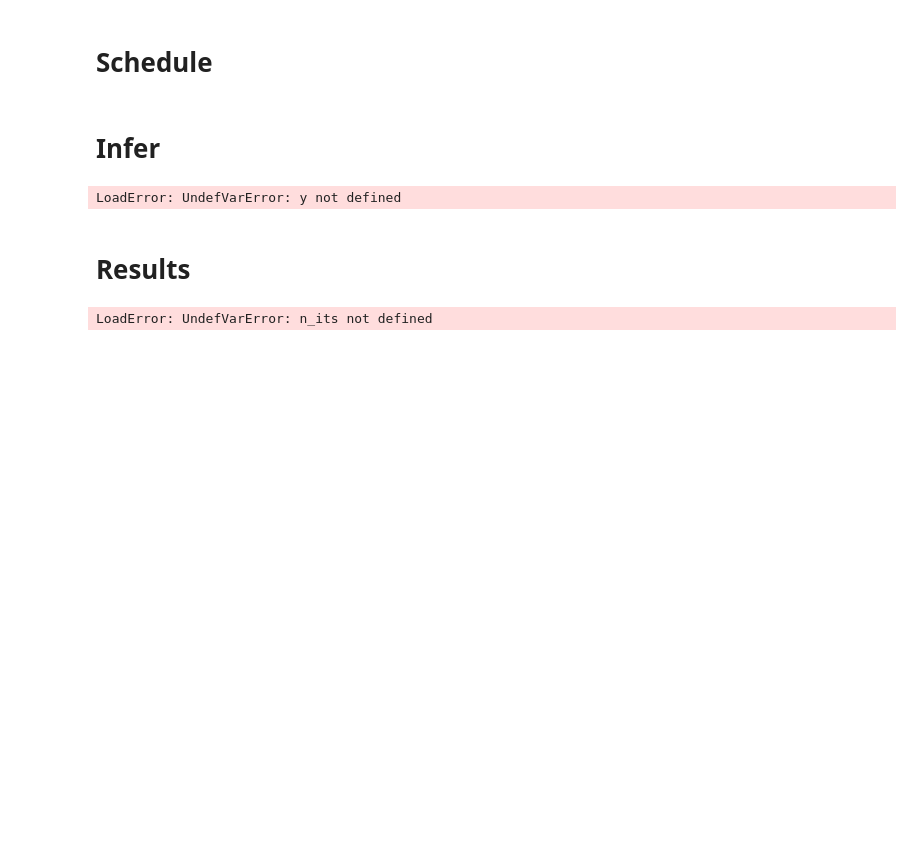
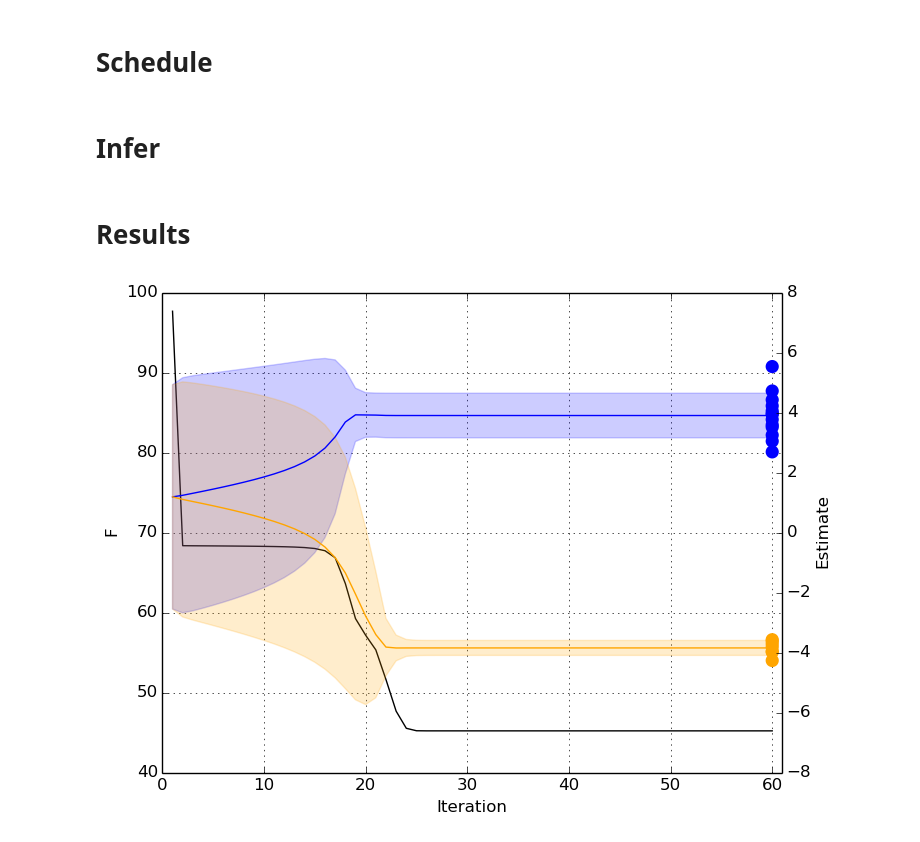
Before and after one commit to biaslab/ForneyLab.jl, a Jupyter notebook: demo/4_variational_estimation_gaussian_mixture.ipynb, the cells around one changed output. Drawn from its saved outputs; the diff is of its cells as text; code cells hidden in the pictures; blank space fills up the shorter version.

```diff
--- a/demo/4_variational_estimation_gaussian_mixture.ipynb
+++ b/demo/4_variational_estimation_gaussian_mixture.ipynb
@@ -1,18 +36,19 @@
 # %%
 # Generate toy dataset
 srand(238)
+n = 20
 
-y = Vector{Float64}(n)
-m_1_true = 4.0
-w_1_true = 2.0
-m_2_true = -4.0
-w_2_true = 2.0
+y_data = Vector{Float64}(n)
+m_1_data = 4.0
+w_1_data = 2.0
+m_2_data = -4.0
+w_2_data = 2.0
 
-z_true = rand(n)
+z_data = rand(n)
 for i = 1:n
-    if z_true[i] > 0.5
-        y[i] = sqrt(1/w_1_true)*randn() + m_1_true
+    if z_data[i] < 0.5
+        y_data[i] = sqrt(1/w_1_data)*randn() + m_1_data
     else
-        y[i] = sqrt(1/w_2_true)*randn() + m_2_true
+        y_data[i] = sqrt(1/w_2_data)*randn() + m_2_data
     end
 end
@@ -81,7 +113,7 @@ eval(parse(algo_q_z))
 eval(parse(algo_F))
 ;
 # %%
-data = Dict(:y => y)
+data = Dict(:y => y_data)
 
 # Prepare recognition distributions
 marginals = Dict(:m_1 => vague(Gaussian),
@@ -107,40 +139,40 @@ for i = 1:n_its
     stepZ!(data, marginals)
 
     F[i] = freeEnergy(data, marginals)
+
+    # Store estimates for visualization
     m_1_est[i] = mean(marginals[:m_1])
     w_1_est[i] = mean(marginals[:w_1])
     m_2_est[i] = mean(marginals[:m_2])
     w_2_est[i] = mean(marginals[:w_2])
 end
-# %% [output]
-LoadError: UndefVarError: y not defined
 # %% [markdown]
 # Results
 # %%
 using PyPlot
 
 # Plot free energy to check for convergence
 plot(1:n_its, F, color="black")
 grid("on")
 xlabel("Iteration")
 ylabel("F")
 
 # Plot estimated distribution
 PyPlot.plt[:twinx]()
 plot(1:n_its, m_1_est, color="blue")
 fill_between(1:n_its, m_1_est-sqrt(1.0./w_1_est), m_1_est+sqrt(1.0./w_1_est), color="blue", alpha=0.2)
 plot(1:n_its, m_2_est, color="orange")
 fill_between(1:n_its, m_2_est-sqrt(1.0./w_2_est), m_2_est+sqrt(1.0./w_2_est), color="orange", alpha=0.2)
 ylabel("Estimate")
 
 # Plot samples
-scatter(n_its*ones(sum(z_true .> 0.5)), y[z_true .> 0.5], color="blue", linewidth=5)
-scatter(n_its*ones(sum(z_true .<= 0.5)), y[z_true .<= 0.5], color="orange", linewidth=5)
+scatter(n_its*ones(sum(z_data .< 0.5)), y_data[z_data .< 0.5], color="blue", linewidth=5)
+scatter(n_its*ones(sum(z_data .>= 0.5)), y_data[z_data .>= 0.5], color="orange", linewidth=5)
 
 xlim(0.0, n_its+1)
 ;
 # %% [output]
-LoadError: UndefVarError: n_its not defined
+[figure, added]
 # %%
 # Inspect the results
 println("\n----- Estimates after $(n_its) VMP updates -----")
```
Also changed, not shown: parts of 9 cells of this notebook, 15 other files.
